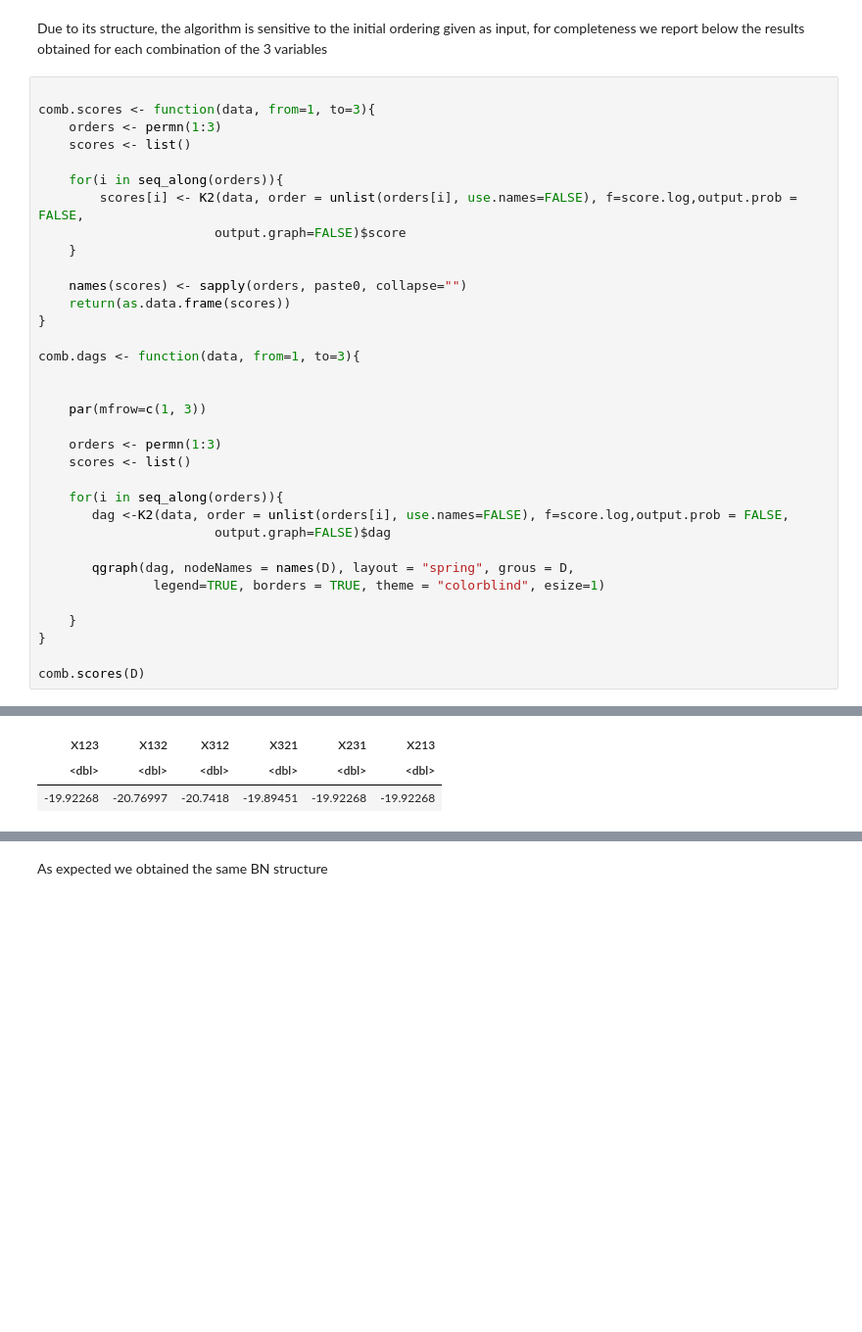
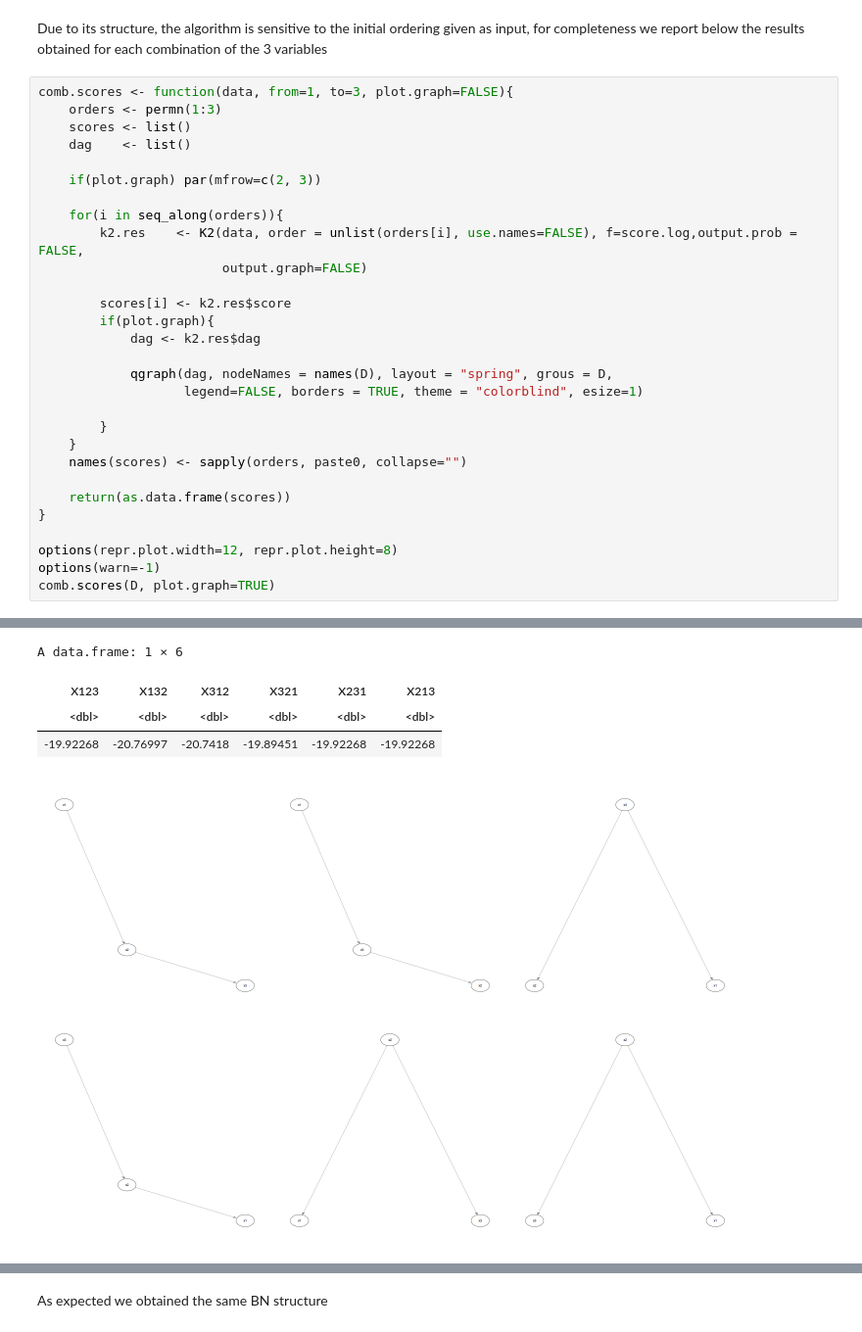
Before and after one commit to emabaci/Advanced-Statistics-Project, a Jupyter notebook: K2_Bayesian_Network.ipynb, the cells around one changed output, grey strips where cells are left out. Shown at 98% size. Saved outputs shown, nothing was run; the diff lists cells and outputs as text; blank space fills up the shorter version.

Commit message:
correct some problems and correct layout

```diff
--- a/K2_Bayesian_Network.ipynb
+++ b/K2_Bayesian_Network.ipynb
@@ -326,37 +367,32 @@ $dag
 # %% [markdown]
 Due to its structure, the algorithm is sensitive to the initial ordering given as input, for completeness we report below the results obtained for each combination of the 3 variables
 # %%
-
-comb.scores <- function(data, from=1, to=3){
+comb.scores <- function(data, from=1, to=3, plot.graph=FALSE){
     orders <- permn(1:3)
     scores <- list()
+    dag    <- list()
+
+    if(plot.graph) par(mfrow=c(2, 3))
 
     for(i in seq_along(orders)){
-        scores[i] <- K2(data, order = unlist(orders[i], use.names=FALSE), f=score.log,output.prob = FALSE,
-                       output.graph=FALSE)$score
+        k2.res    <- K2(data, order = unlist(orders[i], use.names=FALSE), f=score.log,output.prob = FALSE,
+                        output.graph=FALSE)
+
+        scores[i] <- k2.res$score
+        if(plot.graph){
+            dag <- k2.res$dag
+
+            qgraph(dag, nodeNames = names(D), layout = "spring", grous = D,
+                   legend=FALSE, borders = TRUE, theme = "colorblind", esize=1)
+
+        }
     }
+    names(scores) <- sapply(orders, paste0, collapse="")
 
-    names(scores) <- sapply(orders, paste0, collapse="")
     return(as.data.frame(scores))
 }
 
-comb.dags <- function(data, from=1, to=3){
-
-
-    par(mfrow=c(1, 3))
-
-    orders <- permn(1:3)
-    scores <- list()
-
-    for(i in seq_along(orders)){
-       dag <-K2(data, order = unlist(orders[i], use.names=FALSE), f=score.log,output.prob = FALSE,
-                       output.graph=FALSE)$dag
-
-       qgraph(dag, nodeNames = names(D), layout = "spring", grous = D,
-               legend=TRUE, borders = TRUE, theme = "colorblind", esize=1)
-
-    }
-}
-
-comb.scores(D)
+options(repr.plot.width=12, repr.plot.height=8)
+options(warn=-1)
+comb.scores(D, plot.graph=TRUE)
 # %% [output]
@@ -364,3 +417,5 @@ A data.frame: 1 × 6
+A data.frame: 1 × 6
 | X123 | X132 | X312 | X321 | X231 | X213 |
 | <dbl> | <dbl> | <dbl> | <dbl> | <dbl> | <dbl> |
 | -19.92268 | -20.76997 | -20.7418 | -19.89451 | -19.92268 | -19.92268 |
+[figure, added]
```
Also changed, not shown: parts of 73 cells of this notebook, 1 other file.
